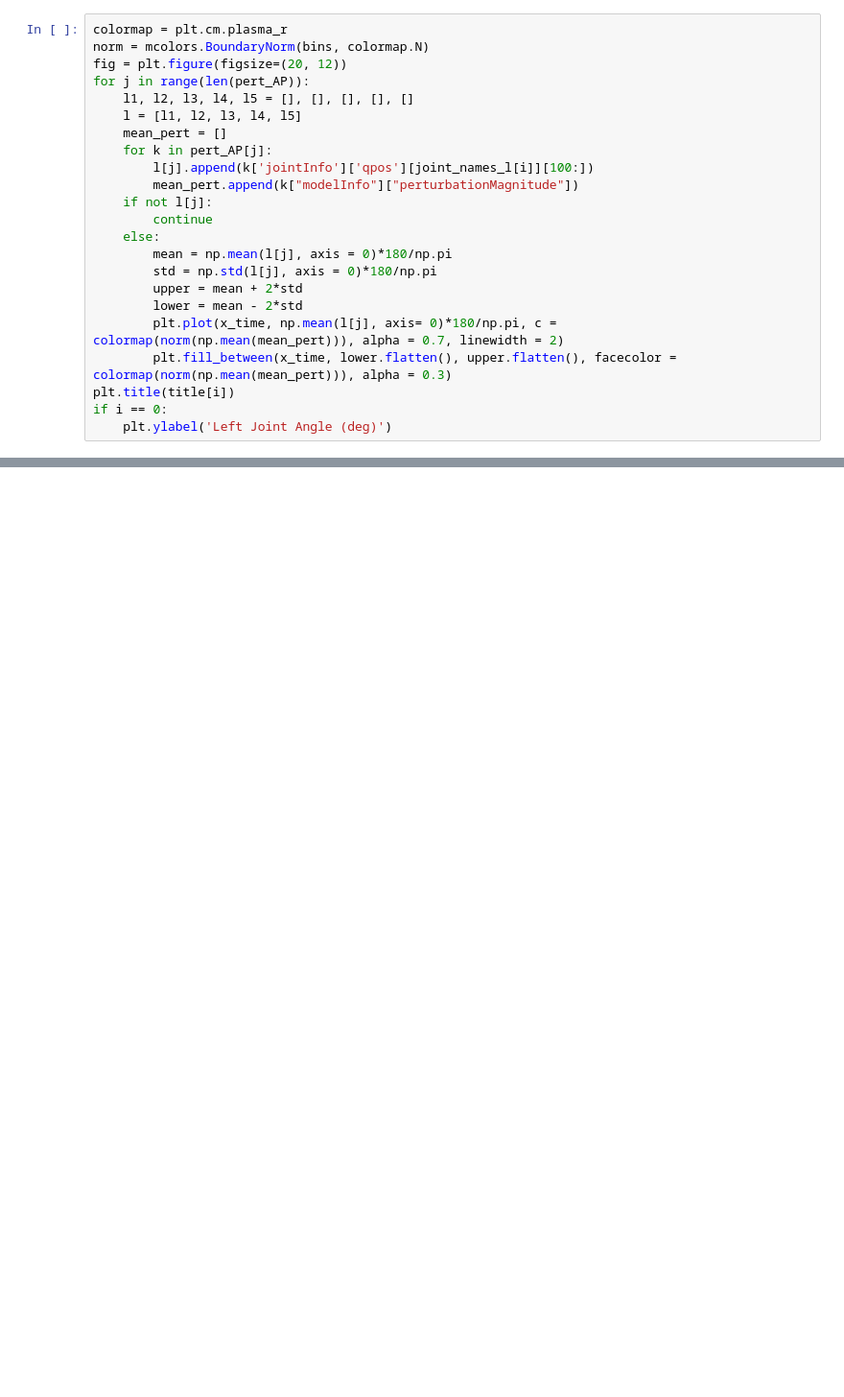
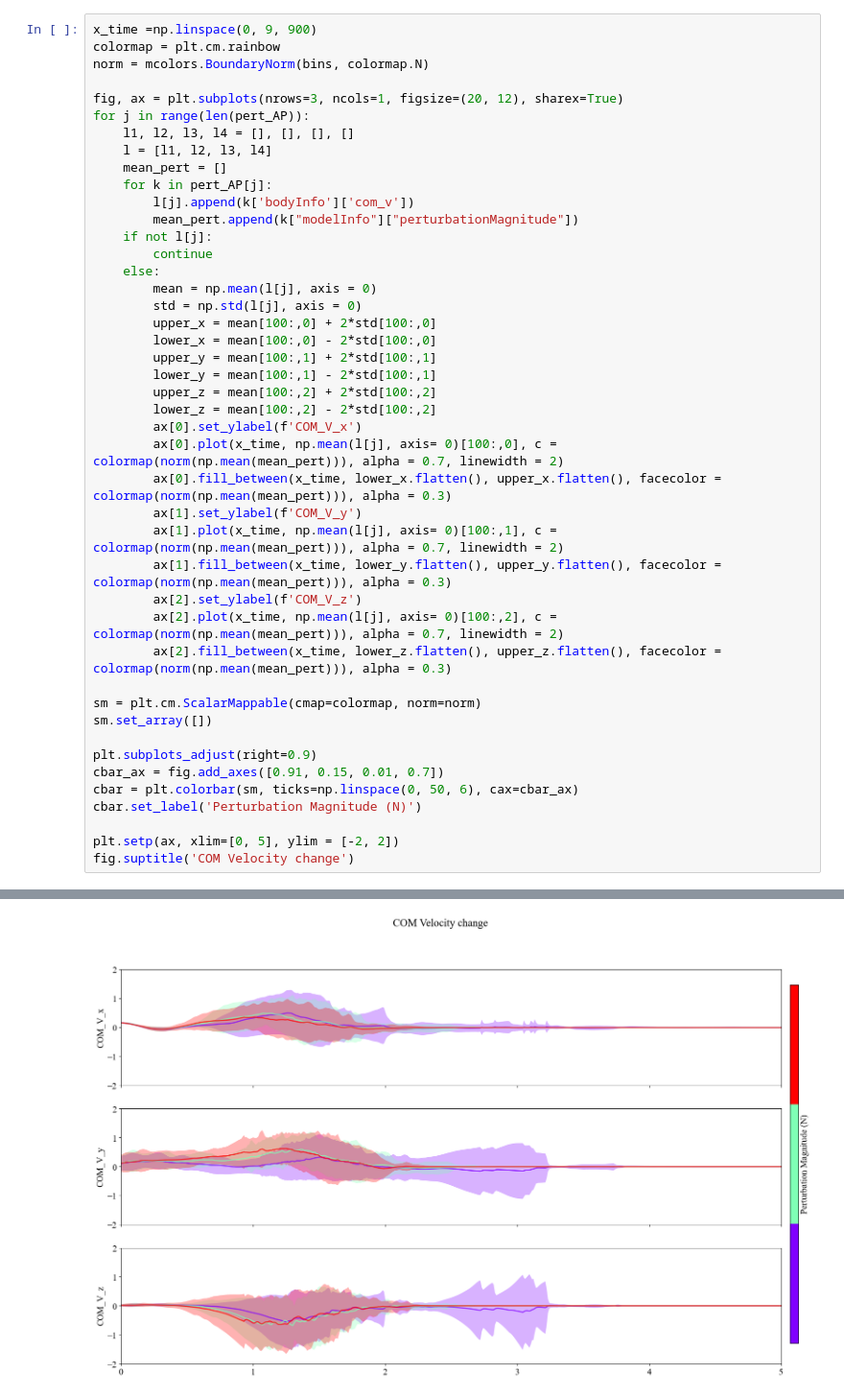
Before and after one commit to cherylwang20/MyoLeg_Sarcopenia, a Jupyter notebook: COM_V_study.ipynb, the cells around one changed output, grey strips where cells are left out. Shown: that part at 96% size. Drawn from its saved outputs; the diff is of its cells as text; blank space fills up the shorter version.

Commit message:
plotting com

```diff
--- a/COM_V_study.ipynb
+++ b/COM_V_study.ipynb
@@ -78,26 +64,47 @@ plt.rcParams.update({
     "font.family": "Times New Roman",  # specify font family here
     "font.size":15})
 # %%
-colormap = plt.cm.plasma_r
+x_time =np.linspace(0, 9, 900)
+colormap = plt.cm.rainbow
 norm = mcolors.BoundaryNorm(bins, colormap.N)
-fig = plt.figure(figsize=(20, 12))
+
+fig, ax = plt.subplots(nrows=3, ncols=1, figsize=(20, 12), sharex=True)
 for j in range(len(pert_AP)):
-    l1, l2, l3, l4, l5 = [], [], [], [], []
-    l = [l1, l2, l3, l4, l5]
+    l1, l2, l3, l4 = [], [], [], []
+    l = [l1, l2, l3, l4]
     mean_pert = []
     for k in pert_AP[j]:
-        l[j].append(k['jointInfo']['qpos'][joint_names_l[i]][100:])
+        l[j].append(k['bodyInfo']['com_v'])
         mean_pert.append(k["modelInfo"]["perturbationMagnitude"])
     if not l[j]:
         continue
     else:
-        mean = np.mean(l[j], axis = 0)*180/np.pi
-        std = np.std(l[j], axis = 0)*180/np.pi
-        upper = mean + 2*std
-        lower = mean - 2*std
-        plt.plot(x_time, np.mean(l[j], axis= 0)*180/np.pi, c = colormap(norm(np.mean(mean_pert))), alpha = 0.7, linewidth = 2)
-        plt.fill_between(x_time, lower.flatten(), upper.flatten(), facecolor = colormap(norm(np.mean(mean_pert))), alpha = 0.3)
-plt.title(title[i])
-if i == 0:
-    plt.ylabel('Left Joint Angle (deg)')
+        mean = np.mean(l[j], axis = 0)
+        std = np.std(l[j], axis = 0)
+        upper_x = mean[100:,0] + 2*std[100:,0]
+        lower_x = mean[100:,0] - 2*std[100:,0]
+        upper_y = mean[100:,1] + 2*std[100:,1]
+        lower_y = mean[100:,1] - 2*std[100:,1]
+        upper_z = mean[100:,2] + 2*std[100:,2]
+        lower_z = mean[100:,2] - 2*std[100:,2]
+        ax[0].set_ylabel(f'COM_V_x')
+        ax[0].plot(x_time, np.mean(l[j], axis= 0)[100:,0], c = colormap(norm(np.mean(mean_pert))), alpha = 0.7, linewidth = 2)
+        ax[0].fill_between(x_time, lower_x.flatten(), upper_x.flatten(), facecolor = colormap(norm(np.mean(mean_pert))), alpha = 0.3)
+        ax[1].set_ylabel(f'COM_V_y')
+        ax[1].plot(x_time, np.mean(l[j], axis= 0)[100:,1], c = colormap(norm(np.mean(mean_pert))), alpha = 0.7, linewidth = 2)
+        ax[1].fill_between(x_time, lower_y.flatten(), upper_y.flatten(), facecolor = colormap(norm(np.mean(mean_pert))), alpha = 0.3)
+        ax[2].set_ylabel(f'COM_V_z')
+        ax[2].plot(x_time, np.mean(l[j], axis= 0)[100:,2], c = colormap(norm(np.mean(mean_pert))), alpha = 0.7, linewidth = 2)
+        ax[2].fill_between(x_time, lower_z.flatten(), upper_z.flatten(), facecolor = colormap(norm(np.mean(mean_pert))), alpha = 0.3)
+
+sm = plt.cm.ScalarMappable(cmap=colormap, norm=norm)
+sm.set_array([])
+
+plt.subplots_adjust(right=0.9)
+cbar_ax = fig.add_axes([0.91, 0.15, 0.01, 0.7])
+cbar = plt.colorbar(sm, ticks=np.linspace(0, 50, 6), cax=cbar_ax)
+cbar.set_label('Perturbation Magnitude (N)')
+
+plt.setp(ax, xlim=[0, 5], ylim = [-2, 2])
+fig.suptitle('COM Velocity change')
 # %% [output]
@@ -104,0 +112 @@ IndentationError: unexpected indent (3345773753.py, line 4)
+[figure, added]
```
Also changed, not shown: parts of 3 cells of this notebook, 1 other file.
